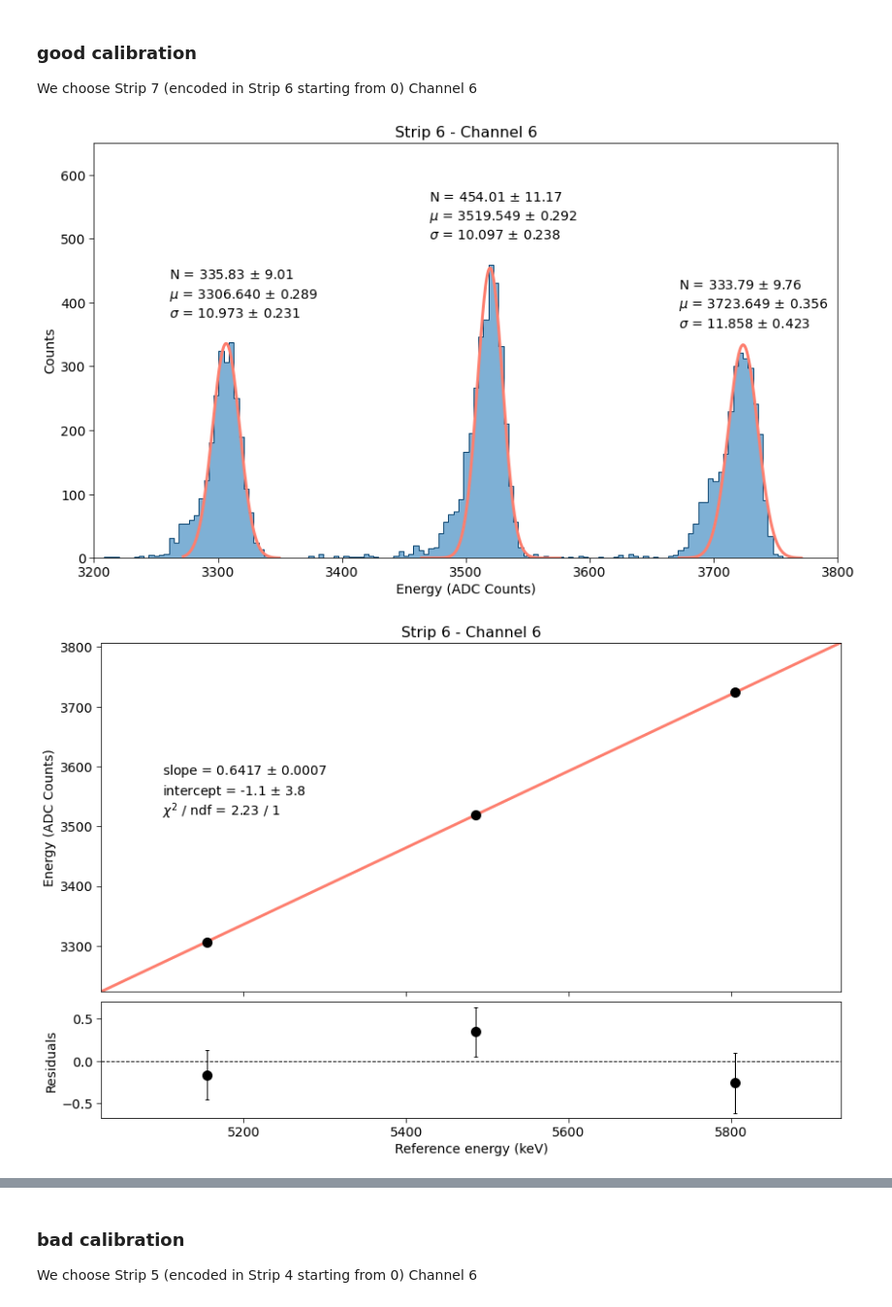
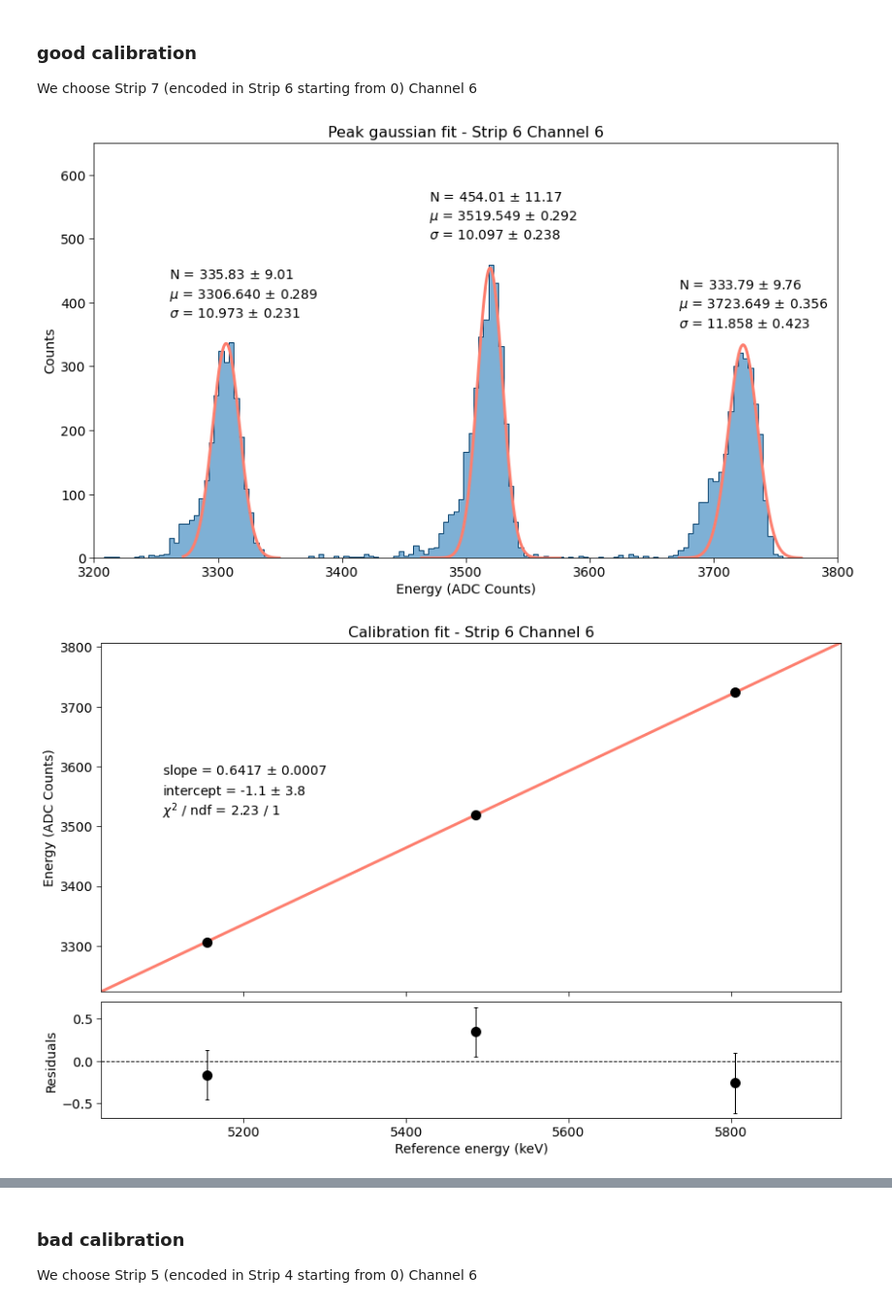
Before and after one commit to niklai99/advanced-laboratory, a Jupyter notebook: calib.ipynb, the cells around one changed output, grey strips where cells are left out. Shown at 97% size. Cells and saved outputs as stored; diff of their text form; code cells hidden in the pictures.

Commit message:
updated plot titles

```diff
--- a/calib.ipynb
+++ b/calib.ipynb
@@ -685,7 +688,7 @@ ax = plot_binned_hist(
 ax = customize_plot(
     ax       = ax,
     fontsize = FONTSIZE,
-    title    = f"Strip {strip} - Channel {channel}",
+    title    = f"Peak gaussian fit - Strip {strip} Channel {channel}",
     ylabel   = "Counts",
     xlabel   = "Energy (ADC Counts)",
     xleft    = emin,
@@ -694,34 +697,34 @@ ax = customize_plot(
     yup      = 650
 )
 
 # plot gaussians
 for i, x_peak in enumerate(x[peaks]):
 
     # compute peak boundaries
     left_base  = x[prop["left_bases"][i]]
     right_base = x[prop["right_bases"][i]]
 
     # define a better approximation of the peak boundaries
     approx_width = (right_base - left_base) / 3
 
     # plot_restriction = (continuous_x > x_peak - restrictions[i][0]) & (continuous_x < x_peak + restrictions[i][1])
     plot_restriction = (continuous_x > x_peak - approx_width) & (continuous_x < x_peak + approx_width)
 
     # plot the gaussian
     ax.plot(continuous_x[plot_restriction], gaussian(continuous_x[plot_restriction], norms[i], means[i], sigmas[i]), color="#fd7f6f", lw=3)
 
     # plot the fit parameters
     ax.text(x_peak - 50, prop["prominences"][i] + 100, f"N = {norms[i]:.2f} $\pm$ {err_norms[i]:.2f}",          transform=ax.transData, fontsize = FONTSIZE)
     ax.text(x_peak - 50, prop["prominences"][i] + 70,  f"$\mu$ = {means[i]:.3f} $\pm$ {err_means[i]:.3f}",      transform=ax.transData, fontsize = FONTSIZE)
     ax.text(x_peak - 50, prop["prominences"][i] + 40,  f"$\sigma$ = {sigmas[i]:.3f} $\pm$ {err_sigmas[i]:.3f}", transform=ax.transData, fontsize = FONTSIZE)
 
 
 if SAVE_FIG:
     fig.savefig(f"{CALIB_PLOT_PATH}/e-strip{strip}channel{channel}.pdf", dpi=300, facecolor="white")
 
 plt.show()
 # %% [output]
-[figure, old version]
+[figure, new version]
 # %%
 # reference energy
 true_means = np.sort([E_AM, E_CM, E_PU])
@@ -769,7 +772,7 @@ ax1.errorbar(
 ax1 = customize_plot(
     ax       = ax1,
     fontsize = FONTSIZE,
-    title    = f"Strip {strip} - Channel {channel}",
+    title    = f"Calibration fit - Strip {strip} Channel {channel}",
     ylabel   = "Energy (ADC Counts)",
     xlabel   = None,
     xleft    = true_means.min() - (true_means.max()-true_means.min())*0.2,
@@ -817,6 +820,6 @@ if SAVE_FIG:
 
 plt.show()
 # %% [output]
-[figure, old version]
+[figure, new version]
 # %%
 # resolution of the peaks
```
Also changed, not shown: parts of 6 cells of this notebook, 5 other files.
